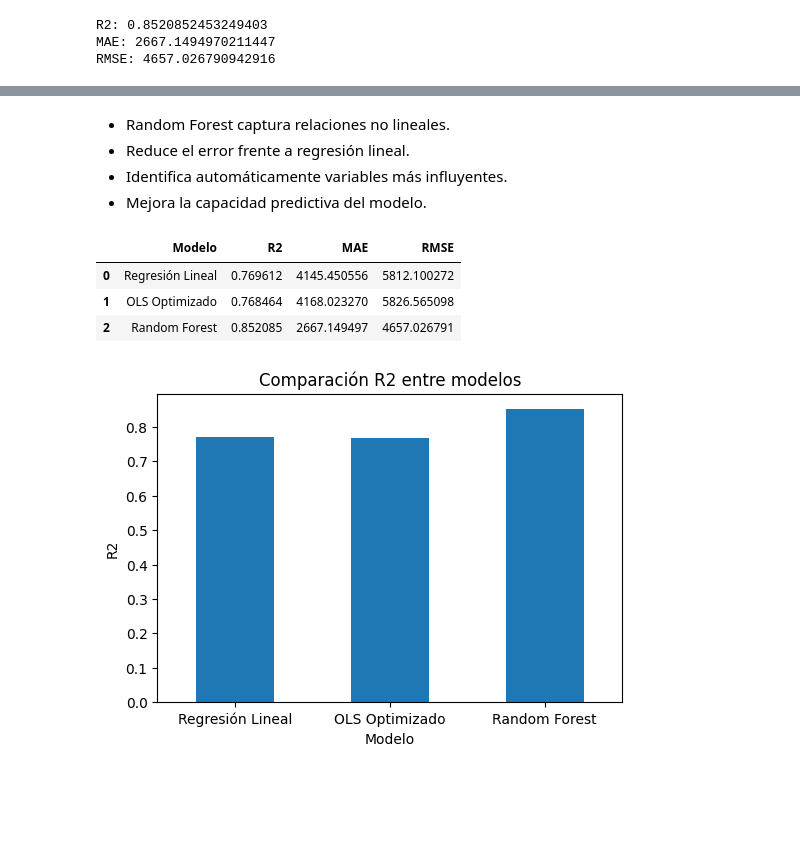
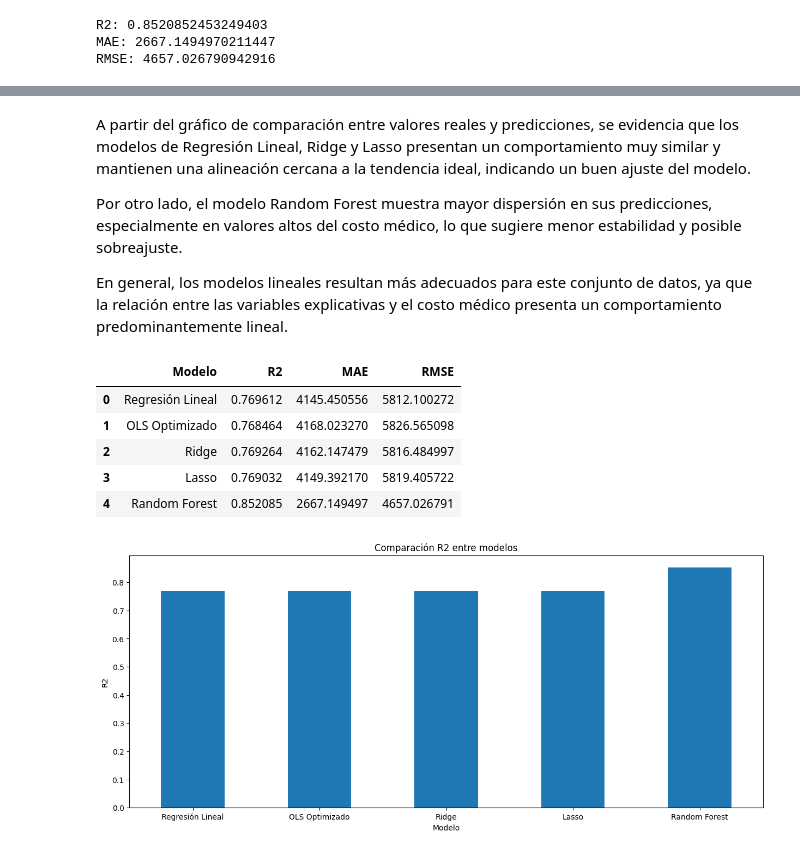
Before and after one commit to natbp/natbp_intro_ML, a Jupyter notebook: src/02-linear-regression-medical-insurance-cost.ipynb, the cells around one changed output, grey strips where cells are left out. Saved outputs shown, nothing was run; the diff lists cells and outputs as text; code cells hidden in the pictures; blank space fills up the shorter version.

Commit message:
issue #3 resuelta, se finaliza el proyecto con las optimizaciones

```diff
--- a/src/02-linear-regression-medical-insurance-cost.ipynb
+++ b/src/02-linear-regression-medical-insurance-cost.ipynb
@@ -574,11 +654,11 @@ from sklearn.ensemble import RandomForestRegressor
 
 rf = RandomForestRegressor(random_state=42)
 
-rf.fit(X_train_RL, y_train_RL)
+rf.fit(X_train_encoded, y_train)
 
-y_pred_rf = rf.predict(X_test_RL)
+y_pred_rf = rf.predict(X_test_encoded)
 
-print("R2 Random Forest:", r2_score(y_test_RL, y_pred_rf))
+print("R2 Random Forest:", r2_score(y_test, y_pred_rf))
 # %% [output]
 R2 Random Forest: 0.8520852453249403
 # %% [markdown]
@@ -661,29 +752,40 @@ plt.show()
 # %% [markdown]
-- Random Forest captura relaciones no lineales.
-- Reduce el error frente a regresión lineal.
-- Identifica automáticamente variables más influyentes.
-- Mejora la capacidad predictiva del modelo.
+A partir del gráfico de comparación entre valores reales y predicciones, se evidencia que los modelos de Regresión Lineal, Ridge y Lasso presentan un comportamiento muy similar y mantienen una alineación cercana a la tendencia ideal, indicando un buen ajuste del modelo.
+
+Por otro lado, el modelo Random Forest muestra mayor dispersión en sus predicciones, especialmente en valores altos del costo médico, lo que sugiere menor estabilidad y posible sobreajuste.
+
+En general, los modelos lineales resultan más adecuados para este conjunto de datos, ya que la relación entre las variables explicativas y el costo médico presenta un comportamiento predominantemente lineal.
 # %%
 # REGRESIÓN LINEAL
-r2_rl = r2_score(y_test_RL, y_pred_RL)
-mae_rl = mean_absolute_error(y_test_RL, y_pred_RL)
-rmse_rl = np.sqrt(mean_squared_error(y_test_RL, y_pred_RL))
+r2_rl = r2_score(y_test, y_pred_RL)
+mae_rl = mean_absolute_error(y_test, y_pred_RL)
+rmse_rl = np.sqrt(mean_squared_error(y_test, y_pred_RL))
 
 # MODELO OPTIMIZADO
-r2_opt = r2_score(y_test_opt, y_pred_final)
-mae_opt = mean_absolute_error(y_test_opt, y_pred_final)
-rmse_opt = np.sqrt(mean_squared_error(y_test_opt, y_pred_final))
+r2_opt = r2_score(y_test, y_pred_opt)
+mae_opt = mean_absolute_error(y_test, y_pred_opt)
+rmse_opt = np.sqrt(mean_squared_error(y_test, y_pred_opt))
+
+# MODELO RIDGE
+r2_ridge = r2_score(y_test, y_pred_ridge)
+mae_ridge = mean_absolute_error(y_test, y_pred_ridge)
+rmse_ridge = np.sqrt(mean_squared_error(y_test, y_pred_ridge))
+
+# MODELO LASSO
+r2_lasso = r2_score(y_test, y_pred_lasso)
+mae_lasso = mean_absolute_error(y_test, y_pred_lasso)
+rmse_lasso = np.sqrt(mean_squared_error(y_test, y_pred_lasso))
 
 # RANDOM FOREST
-r2_rf = r2_score(y_test_RL, y_pred_rf)
-mae_rf = mean_absolute_error(y_test_RL, y_pred_rf)
-rmse_rf = np.sqrt(mean_squared_error(y_test_RL, y_pred_rf))
+r2_rf = r2_score(y_test, y_pred_rf)
+mae_rf = mean_absolute_error(y_test, y_pred_rf)
+rmse_rf = np.sqrt(mean_squared_error(y_test, y_pred_rf))
 # %%
 comparacion = pd.DataFrame({
-    "Modelo": ["Regresión Lineal", "OLS Optimizado", "Random Forest"],
-    "R2": [r2_rl, r2_opt, r2_rf],
-    "MAE": [mae_rl, mae_opt, mae_rf],
-    "RMSE": [rmse_rl, rmse_opt, rmse_rf]
+    "Modelo": ["Regresión Lineal", "OLS Optimizado", "Ridge", "Lasso", "Random Forest"],
+    "R2": [r2_rl, r2_opt, r2_ridge, r2_lasso, r2_rf],
+    "MAE": [mae_rl, mae_opt, mae_ridge, mae_lasso, mae_rf],
+    "RMSE": [rmse_rl, rmse_opt, rmse_ridge, rmse_lasso, rmse_rf]
 })
 
 comparacion
@@ -691,17 +793,19 @@ comparacion
 |  | Modelo | R2 | MAE | RMSE |
 | 0 | Regresión Lineal | 0.769612 | 4145.450556 | 5812.100272 |
 | 1 | OLS Optimizado | 0.768464 | 4168.023270 | 5826.565098 |
-| 2 | Random Forest | 0.852085 | 2667.149497 | 4657.026791 |
+| 2 | Ridge | 0.769264 | 4162.147479 | 5816.484997 |
+| 3 | Lasso | 0.769032 | 4149.392170 | 5819.405722 |
+| 4 | Random Forest | 0.852085 | 2667.149497 | 4657.026791 |
 # %%
-plt.figure(figsize=(6,4))
+plt.figure(figsize=(15,6))
 
 comparacion.set_index("Modelo")["R2"].plot(kind="bar")
 
 plt.title("Comparación R2 entre modelos")
 plt.ylabel("R2")
 plt.xticks(rotation=0)
 
 plt.show()
 # %% [output]
-[figure, old version]
+[figure, new version]
 # %%
```
Also changed, not shown: parts of 49 cells of this notebook, 4 other files.
